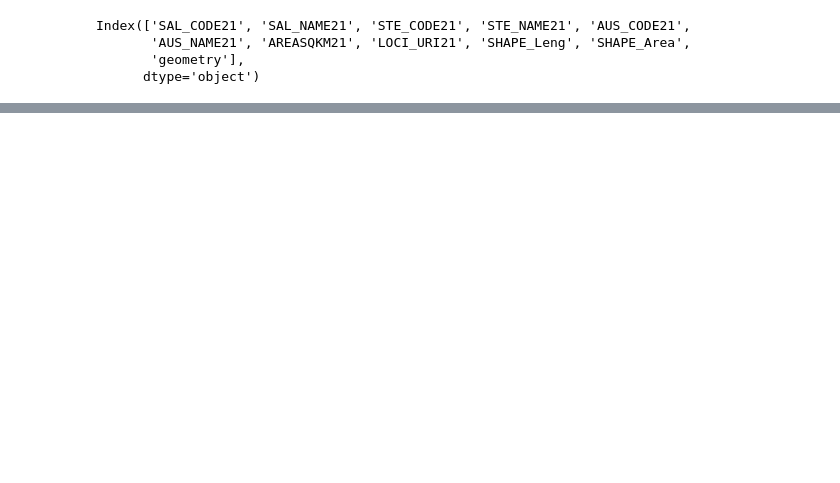
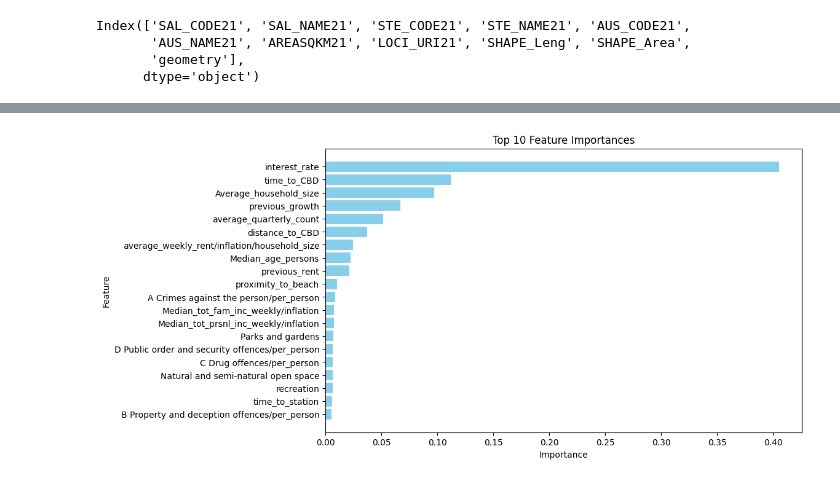
Before and after one commit to MAST30034-AppliedDataScience/project-2-group-real-estate-industry-project-8, a Jupyter notebook: models/percentage_model.ipynb, the cells around one changed output, grey strips where cells are left out. Saved outputs shown, nothing was run; the diff lists cells and outputs as text; code cells hidden in the pictures; blank space fills up the shorter version.

```diff
--- a/models/percentage_model.ipynb
+++ b/models/percentage_model.ipynb
@@ -50,20 +91,7 @@ from sklearn.metrics import mean_squared_error, r2_score
 from sklearn.ensemble import RandomForestRegressor
 
 # Define the independent variables (X) and the dependent variable (y)
-X = df[['distance_to_CBD', 'time_to_CBD', 'distance_to_station', 'time_to_station', 'Cemeteries',
-    'Civic squares and promenades', 'Conservation reserves', 'Government schools',
-    'Natural and semi-natural open space', 'Non-government schools', 'Parks and gardens',
-    'Public housing reserves', 'Recreation corridor', 'Services and utilities reserves',
-    'Sportsfields and organised recreation', 'Tertiary institutions', 'Transport reservations',
-    'Average_household_size', 'Average_num_psns_per_bedroom', 'Median_age_persons', 'Tot_P_P',
-    'Total_dwelings', 'commercial', 'education', 'food_establishments',
-    'healthcare', 'industrial', 'public_transport', 'recreation', 'residential', 'shopping',
-    'median_score', 'average_price', 'proximity_to_beach', 'interest_rate',
-    'Median_tot_fam_inc_weekly/inflation', 'Median_tot_hhd_inc_weekly/inflation',
-    'Median_tot_prsnl_inc_weekly/inflation',
-    'A Crimes against the person/per_person', 'B Property and deception offences/per_person',
-    'C Drug offences/per_person', 'D Public order and security offences/per_person',
-    'E Justice procedures offences/per_person', 'F Other offences/per_person']]
+X = df.drop(columns=['year','SAL_CODE','yearly_growth'])
 
 y = df['yearly_growth']
 
@@ -248,0 +335,29 @@ for year in range(2017, 2024):
+# %%
+# get feeature importance
+importances = rf_model.feature_importances_
+# BEGIN: Get top 10 features and plot
+import matplotlib.pyplot as plt
+
+# Create a DataFrame for feature importances
+feature_importances_df = pd.DataFrame({
+    'feature': X.columns,
+    'importance': importances
+})
+
+# Sort the DataFrame by importance
+feature_importances_df = feature_importances_df.sort_values(by='importance', ascending=False)
+
+# Get the top 10 features
+top_10_features = feature_importances_df.head(20)
+
+# Plot the top 10 features
+plt.figure(figsize=(10, 6))
+plt.barh(top_10_features['feature'], top_10_features['importance'], color='skyblue')
+plt.xlabel('Importance')
+plt.ylabel('Feature')
+plt.title('Top 10 Feature Importances')
+plt.gca().invert_yaxis()
+plt.show()
+# END: Get top 10 features and plot
+# %% [output]
+[figure, added]
```
Also changed, not shown: parts of 15 cells of this notebook, 9 other files.
